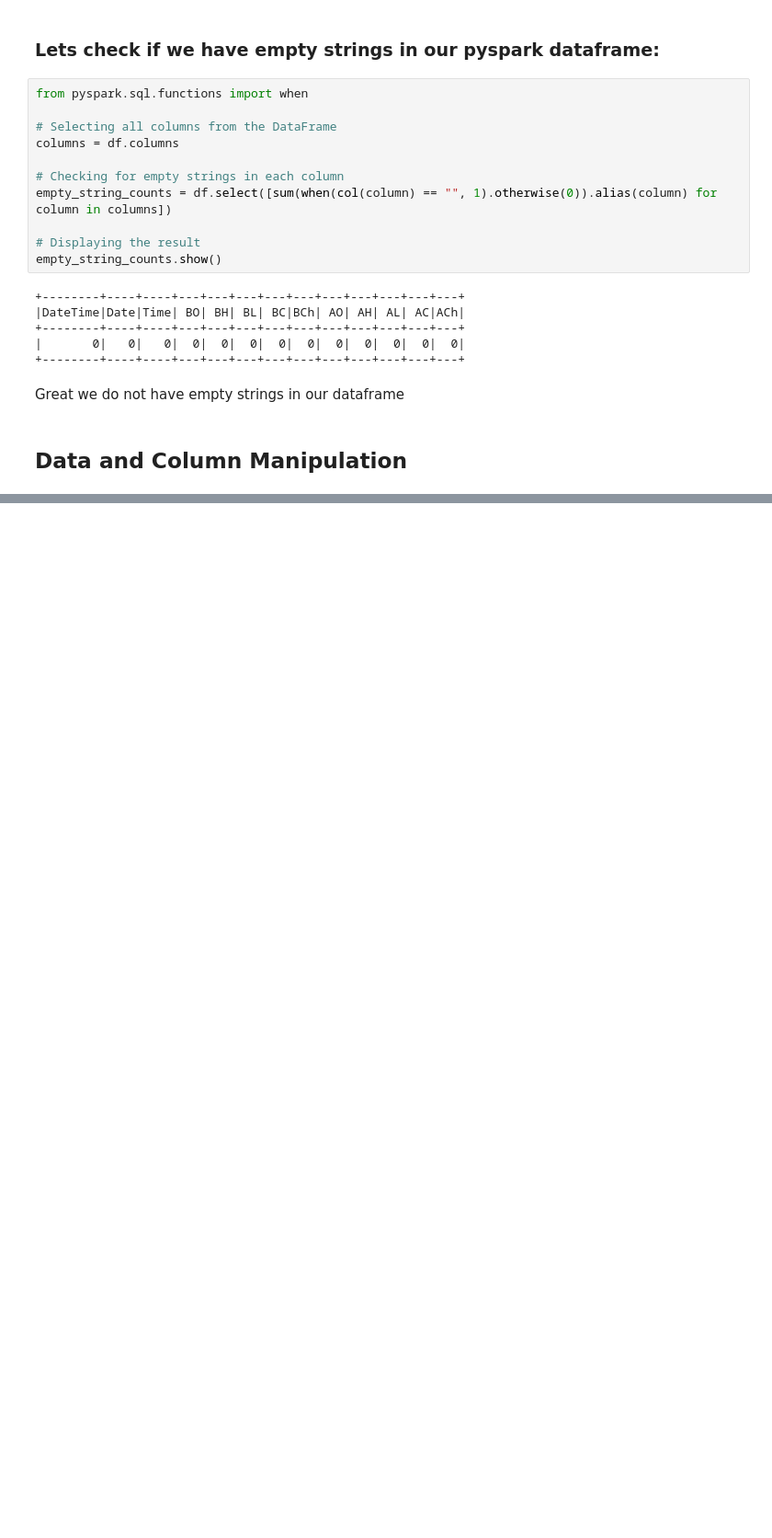
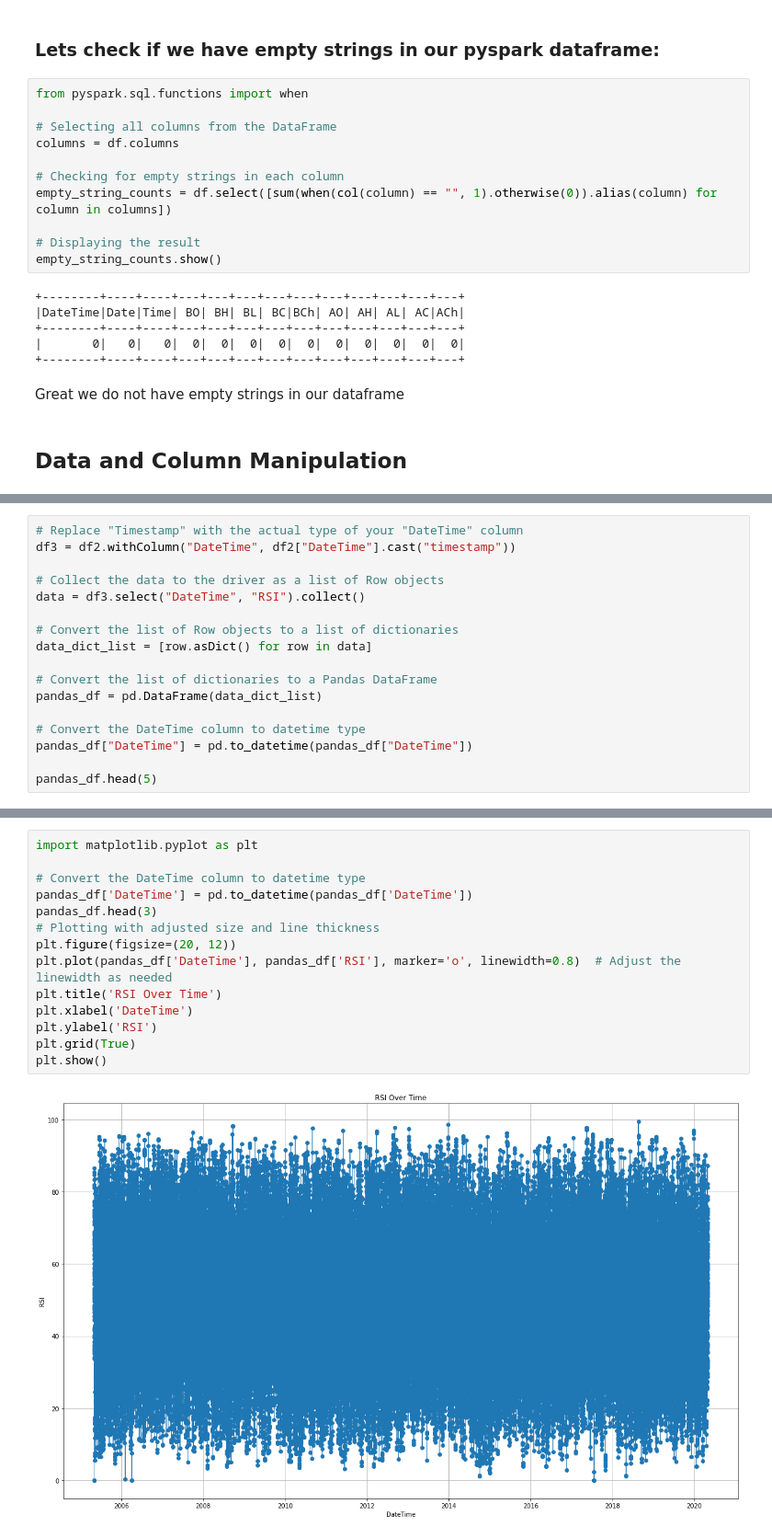
Before and after one commit to asavoullis/Data_Engineering_Projects, a Jupyter notebook: Forex_EURUSD/eurusd_hour_analysis.ipynb.ipynb, the cells around one changed output, grey strips where cells are left out. Shown at 92% size. Drawn from its saved outputs; the diff is of its cells as text; blank space fills up the shorter version.

Commit message:
Addition of RSI, Buy/Sell Signals, converting pyspark df to pd df and Moving Average

```diff
--- a/Forex_EURUSD/eurusd_hour_analysis.ipynb.ipynb
+++ b/Forex_EURUSD/eurusd_hour_analysis.ipynb.ipynb
@@ -614,0 +740,17 @@ Great we do not have empty strings in our dataframe
+# %%
+# Replace "Timestamp" with the actual type of your "DateTime" column
+df3 = df2.withColumn("DateTime", df2["DateTime"].cast("timestamp"))
+
+# Collect the data to the driver as a list of Row objects
+data = df3.select("DateTime", "RSI").collect()
+
+# Convert the list of Row objects to a list of dictionaries
+data_dict_list = [row.asDict() for row in data]
+
+# Convert the list of dictionaries to a Pandas DataFrame
+pandas_df = pd.DataFrame(data_dict_list)
+
+# Convert the DateTime column to datetime type
+pandas_df["DateTime"] = pd.to_datetime(pandas_df["DateTime"])
+
+pandas_df.head(5)
@@ -614,0 +764,16 @@ Great we do not have empty strings in our dataframe
+# %%
+import matplotlib.pyplot as plt
+
+# Convert the DateTime column to datetime type
+pandas_df['DateTime'] = pd.to_datetime(pandas_df['DateTime'])
+pandas_df.head(3)
+# Plotting with adjusted size and line thickness
+plt.figure(figsize=(20, 12))
+plt.plot(pandas_df['DateTime'], pandas_df['RSI'], marker='o', linewidth=0.8)  # Adjust the linewidth as needed
+plt.title('RSI Over Time')
+plt.xlabel('DateTime')
+plt.ylabel('RSI')
+plt.grid(True)
+plt.show()
+# %% [output]
+[figure, added]
```
Also changed, not shown: parts of 22 cells of this notebook, 1 other file.
